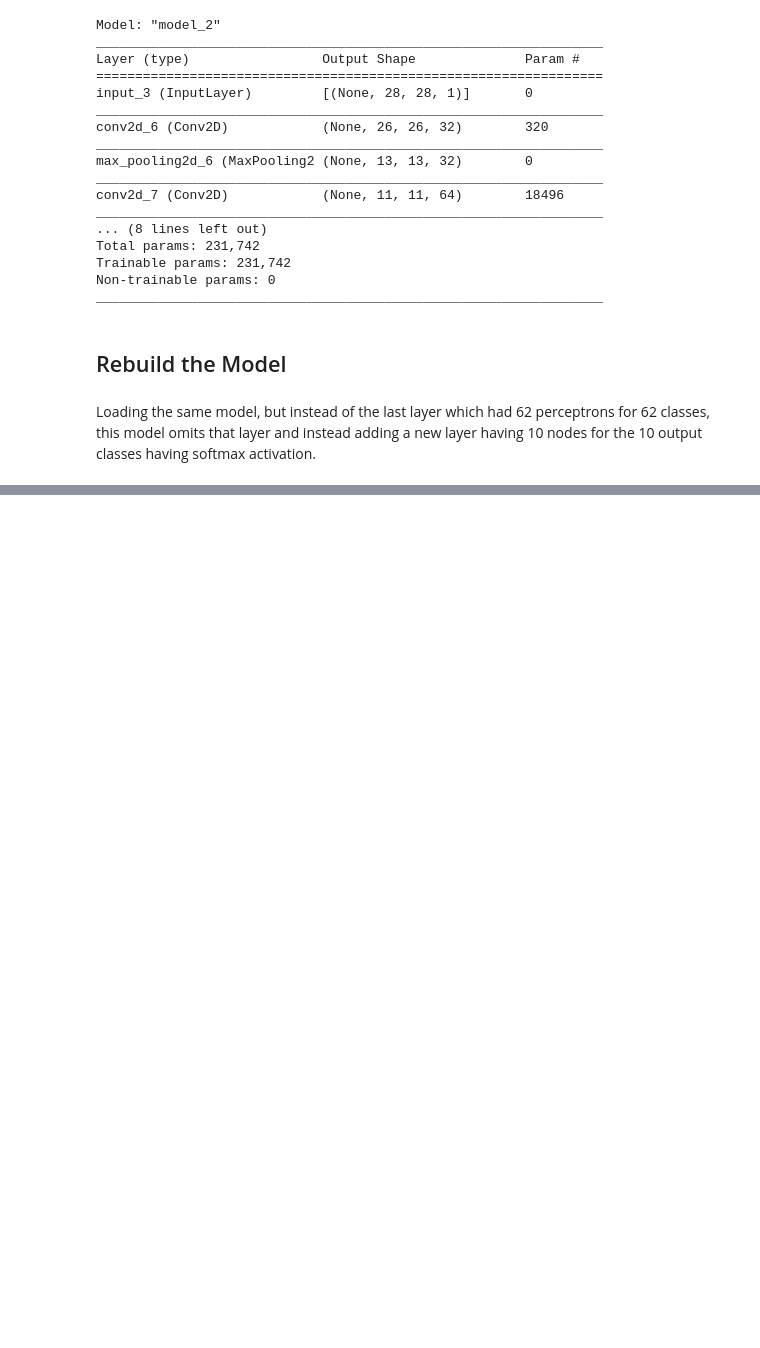
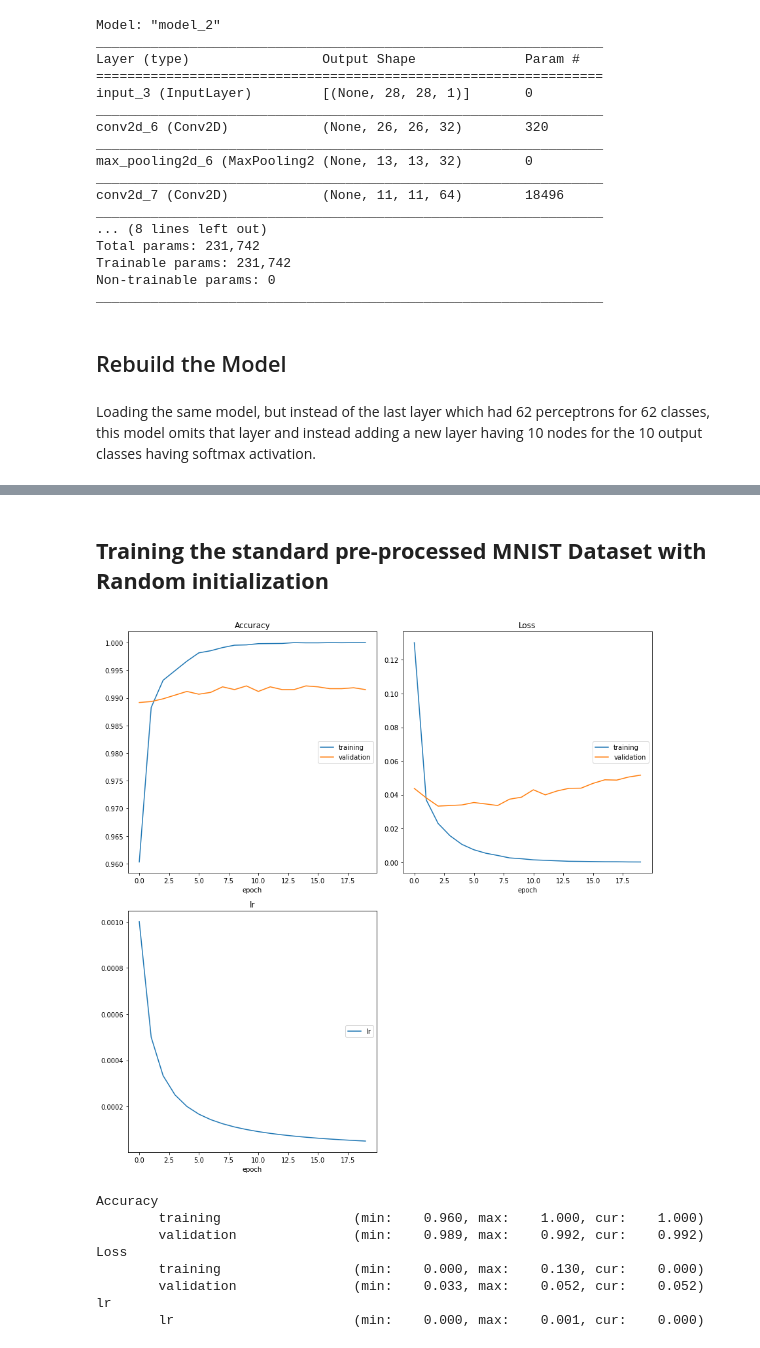
Before and after one commit to sayan0506/Comparative-STudy-of-Effect-of-Transfer-Learning-om-Different-Handwritten-Digit-Datasets-using-WandB, a Jupyter notebook: IIITD_assignment_task_2_test_script.ipynb, the cells around one changed output, grey strips where cells are left out. Drawn from its saved outputs; the diff is of its cells as text; code cells hidden in the pictures; blank space fills up the shorter version.

```diff
--- a/IIITD_assignment_task_2_test_script.ipynb
+++ b/IIITD_assignment_task_2_test_script.ipynb
@@ -1058,0 +1066,5 @@ _________________________________________________________________
+# %%
+# initial/ optimal LR
+learning_rate = 0.001 # tobe tuned using scheduler
+epochs = 20
+loss_fn = 'sparse_categorical_crossentropy'
@@ -1058,0 +1119,17 @@ _________________________________________________________________
+# %%
+# model checkpoint
+filepath_mnist = 'MNIST_training_epoch_{epoch:02d}.hdf5'
+#-acc_{accuracy:0.4d}.hdf5'
+# defining model checkpoint object
+mc_mnist = ModelCheckpoint(filepath = filepath, monitor = 'val_acc', save_weights_only= True, mode = 'max', verbose = 1)
+
+# reduce Learning rate on Plateu
+# if it observes training curve(val_acc) is stuck in plateu, reduces LR by factor 0.2 with patience = 5
+reduce_lr_mnist = keras.callbacks.ReduceLROnPlateau(monitor = 'val_acc',
+                                                 factor = 0.2,
+                                                 patience = 5
+                                                 )
+# schedule Learning rate
+lr_schedule_mnist = tf.keras.callbacks.LearningRateScheduler(
+    lambda epoch: 1e-03/(epoch+1)
+)
@@ -1058,0 +1138,10 @@ _________________________________________________________________
+# %%
+# clearing session
+keras.backend.clear_session()
+
+# used it when it needed to initialize to train from scratch
+model_mnist.load_weights('mnist_model_initial.h5')
+# check initialize with train data
+model_mnist.evaluate(train_generator_2)
+# check initialize with train data
+model_mnist.evaluate(x_train_pro, y_train)
@@ -1058,0 +1152,18 @@ _________________________________________________________________
+# %% [markdown]
+## **Training the standard pre-processed MNIST Dataset with Random initialization**
+# %%
+# random initialized training
+history_mnist_rinit = model_mnist.fit(x = x_train_pro, y = y_train, epochs = epochs, verbose = 1, validation_split = 0.1,
+                                      callbacks = [WandbCallback(), mc_mnist, lr_schedule_mnist, reduce_lr_mnist, PlotLossesKeras()])
+
+                    #, use_multiprocessing = True)
+# %% [output]
+[figure, added]
+Accuracy
+        training                 (min:    0.960, max:    1.000, cur:    1.000)
+        validation               (min:    0.989, max:    0.992, cur:    0.992)
+Loss
+        training                 (min:    0.000, max:    0.130, cur:    0.000)
+        validation               (min:    0.033, max:    0.052, cur:    0.052)
+lr
+        lr                       (min:    0.000, max:    0.001, cur:    0.000)
```
Also changed, not shown: parts of 26 cells of this notebook.
